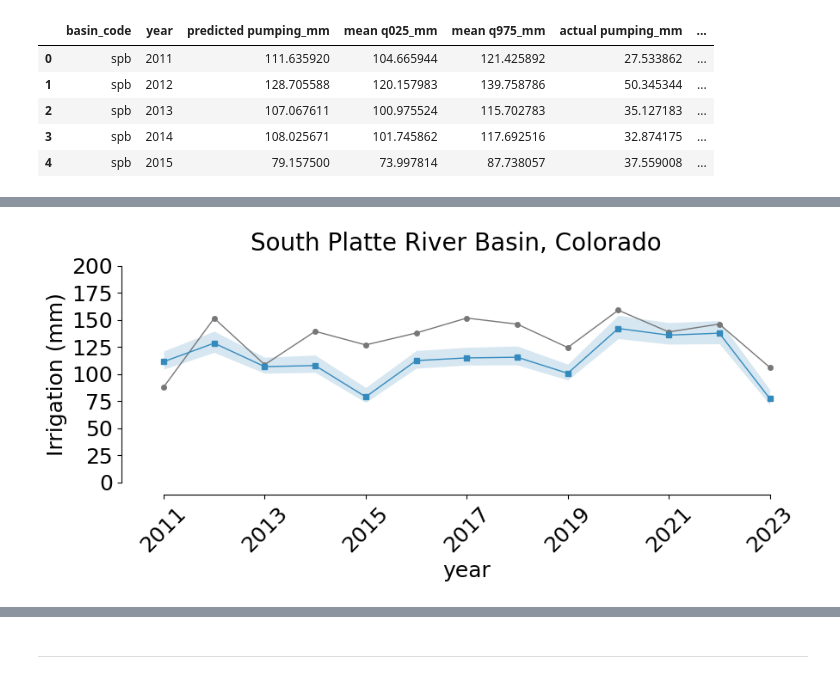
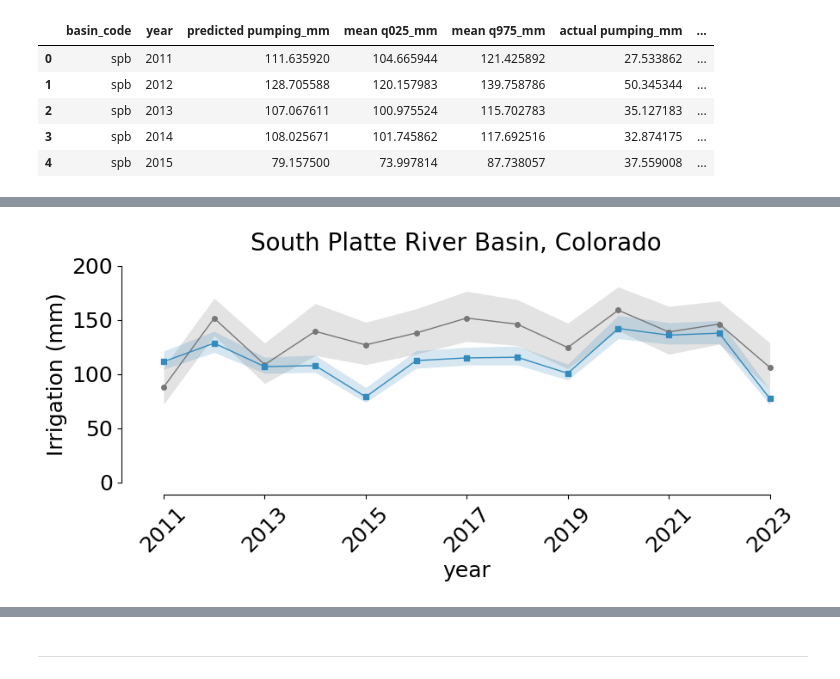
Before and after one commit to mdfahimhasan/WestUS_pumping, a Jupyter notebook: Codes/results_analysis/conjuctive_basins_water_balance.ipynb, the cells around one changed output, grey strips where cells are left out. Cells and saved outputs as stored; diff of their text form; code cells hidden in the pictures.

Commit message:
sensitivity analysis South Platte

```diff
--- a/Codes/results_analysis/conjuctive_basins_water_balance.ipynb
+++ b/Codes/results_analysis/conjuctive_basins_water_balance.ipynb
@@ -334,28 +366,98 @@ merged_df.head()
 # %%
 # plotting
 import pandas as pd
 from plots import make_line_plot_with_error
 
 df = pd.read_csv(PROJECT_ROOT / 'Model_run' / 'basin_comparison_results' / 'South_platte_total_Irr_balance.csv')
 
 save_path = None
 
-# plot
-make_line_plot_with_error(y_series=[df['total_Irr_mm (SW + GW)'],
-                                    df['predicted pumping_mm'],],
-                          year=df['year'],
-                          fontsize=18, xlabel='year', ylabel='Irrigation (mm)',
-                          line_labels=['actual total irrigation', 'total irrigation'],
-                          low_CI=[None, df['mean q025_mm']],
-                          high_CI=[None, df['mean q975_mm']],
-                          savepath=save_path,
-                          figsize=(10, 4), y_lim=(0, 200),
-                          colors=["#777777", "#348ABD"],
-                          markers=None, legend_pos='lower left',
-                          legend='off', no_xticks=False,
-                          alpha_band=0.2, suptitle='South Platte River Basin, Colorado')
+
+import seaborn as sns
+
+fig, ax = plt.subplots(figsize=(10, 4))
+
+# X-axis
+year = df['year'].to_numpy()
+
+# Actual total irrigation
+ax.plot(
+    year,
+    df['total_Irr_mm (SW + GW)'],
+    label='actual total irrigation',
+    color="#777777",
+    marker='o',
+    linestyle='-',
+    markersize=4,
+    linewidth=1
+)
+
+# estimated upper and lower bounds of actual total irrigation
+ax.fill_between(
+    year,
+    df['total_Irr_mm (SW + GW)_lower'],
+    df['total_Irr_mm (SW + GW)_upper'],
+    color="#777777",
+    alpha=0.2,
+    linewidth=0
+)
+
+
+# Predicted pumping or irrigation
+ax.plot(
+    year,
+    df['predicted pumping_mm'],
+    label='total irrigation',
+    color="#348ABD",
+    marker='s',
+    linestyle='-',
+    markersize=4,
+    linewidth=1
+)
+
+# 95% confidence interval for prediction
+ax.fill_between(
+    year,
+    df['mean q025_mm'],
+    df['mean q975_mm'],
+    color="#348ABD",
+    alpha=0.2,
+    linewidth=0
+)
+
+# X-axis ticks: every 2 years
+ax.set_xticks(year[::2])
+ax.set_xticklabels(year[::2])
+
+# Axis labels
+ax.set_xlabel('year', fontsize=18)
+ax.set_ylabel('Irrigation (mm)', fontsize=18)
+
+# Y-axis limits
+ax.set_ylim(0, 200)
+
+# Tick formatting
+ax.tick_params(axis='x', labelsize=18, rotation=45)
+ax.tick_params(axis='y', labelsize=18)
+
+# Remove top and right borders
+sns.despine(offset=10, trim=True)
+
+# Title
+fig.suptitle(
+    'South Platte River Basin, Colorado',
+    fontsize=20
+)
+
+# No legend
+if ax.get_legend() is not None:
+    ax.get_legend().remove()
+
+plt.subplots_adjust(bottom=0.25)
+
+plt.show()
 # %% [output]
-[figure, old version]
+[figure, new version]
 # %%
 error_dict = calculate_metrics(predictions=df['predicted pumping_mm'], targets=df['total_Irr_mm (SW + GW)'])
 
```
Also changed, not shown: parts of 4 cells of this notebook.
